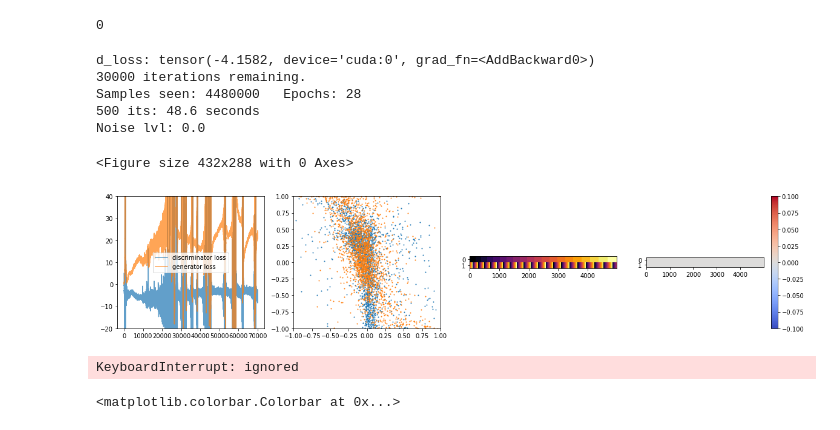
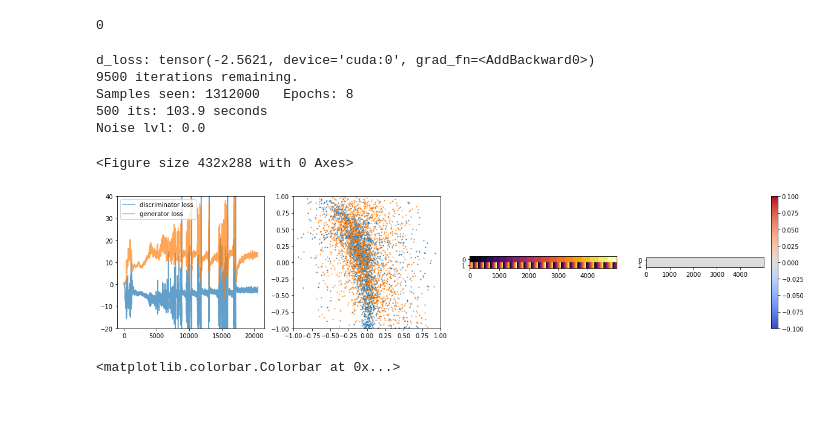
Before and after one commit to mdubouch/noise-gan, a Jupyter notebook: noise_info.ipynb, the cells around one changed output. Cells and saved outputs as stored; diff of their text form; code cells hidden in the pictures.

```diff
--- a/noise_info.ipynb
+++ b/noise_info.ipynb
@@ -436,6 +436,10 @@ class ConvEQ(nn.Conv1d):
 
 class ConvTransposeEQ(nn.ConvTranspose1d):
     def __init__(self, *args, **kwargs):
+        if 'noise_std' in kwargs:
+            self.noise_std = kwargs.pop('noise_std')
+        else:
+            self.noise_std = 0.0
         super().__init__(*args, **kwargs)
         self.weight.data = torch.randn_like(self.weight)
         self.bias.data = torch.zeros_like(self.bias)
@@ -445,7 +449,7 @@ class ConvTransposeEQ(nn.ConvTranspose1d):
         self.scale = np.sqrt(2 / n)
 
     def forward(self, x):
-        x_noise = x + torch.randn_like(x) * 0.01
+        x_noise = x + torch.randn_like(x) * self.noise_std
         out = nn.functional.conv_transpose1d(x_noise, self.weight * self.scale, self.bias, self.stride, self.padding, dilation=self.dilation, groups=self.groups)
         return out
 
@@ -518,8 +522,8 @@ bn_momentum = 0.3
 
 #ndf = 24
 #ngf = 16
-ndf = 16
-ngf = 16
+ndf = 32
+ngf = 32
 
 latent_dims = 100
 
@@ -539,32 +543,32 @@ class Gen256Ups(nn.Module):
         self.bn0 = nn.BatchNorm1d(latent_dims * seq_len // 64, momentum=bn_momentum)
 
 
-        self.conv1 = ConvTransposeEQ(latent_dims, k*8, 4, 2, 1)
+        self.conv1 = ConvTransposeEQ(latent_dims, k*8, 4, 2, 1, noise_std=0.02)
         self.ups1 = nn.Upsample(scale_factor=2)
         self.norm1 = nn.BatchNorm1d(k*8, momentum=bn_momentum)
 
-        self.conv2 = ConvTransposeEQ(k*8, k*8, 4, 2, 1)
+        self.conv2 = ConvTransposeEQ(k*8, k*8, 4, 2, 1, noise_std=0.02)
         self.norm2 = nn.BatchNorm1d(k*8, momentum=bn_momentum)
 
-        self.conv3 = ConvTransposeEQ(k*8, k*4, 4, 2, 1)
+        self.conv3 = ConvTransposeEQ(k*8, k*4, 4, 2, 1, noise_std=0.01)
         self.norm3 = nn.BatchNorm1d(k*4, momentum=bn_momentum)
 
-        self.conv4 = ConvTransposeEQ(k*4, k*4, 4, 2, 1)
+        self.conv4 = ConvTransposeEQ(k*4, k*4, 4, 2, 1, noise_std=0.01)
         self.norm4 = nn.BatchNorm1d(k*4, momentum=bn_momentum)
 
-        self.conv5 = ConvTransposeEQ(k*4, k*2, 4, 2, 1, groups=1)
+        self.conv5 = ConvTransposeEQ(k*4, k*2, 4, 2, 1, groups=1, noise_std=0.01)
         #self.conv2_2 = ConvTransposeEQ(k*4, k*4, 5, 1, 2, groups=1)
         self.norm5 = nn.BatchNorm1d(k*2, momentum=bn_momentum)
 
-        self.conv6 = ConvTransposeEQ(k*2, k*2, 4, 2, 1, groups=1)
+        self.conv6 = ConvTransposeEQ(k*2, k*2, 4, 2, 1, groups=1, noise_std=0.01)
         #self.conv3_2 = ConvTransposeEQ(k*2, k*2, 5, 1, 2, groups=1)
         self.norm6 = nn.BatchNorm1d(k*2, momentum=bn_momentum)
 
         #self.lin7 = nn.Linear(k*2, k)
-        self.conv7_1 = ConvTransposeEQ(k*2, k, 3, 1, 1, groups=1)
-        self.conv7_2 = ConvTransposeEQ(k, k, 5, 1, 2, groups=1)
+        self.conv7_1 = ConvTransposeEQ(k*2, k+1, 3, 1, 1, groups=1, noise_std=0.005)
+        self.conv7_2 = ConvTransposeEQ(k+1, k+1, 5, 1, 2, groups=3, noise_std=0.005)
         #self.conv4_2 = ConvTransposeEQ(k, k, 5, 1, 2, groups=1)
-        self.to_feature = ConvTransposeEQ(k, n_features+embed_dims, 1, 1, 0, groups=1)
+        self.to_feature = ConvTransposeEQ(k+1, n_features+embed_dims, 1, 1, 0, groups=1, noise_std=0.0)
         #self.to_feature = nn.Linear(k, n_features+embed_dims)
 
         self.out = nn.Tanh()
@@ -667,10 +671,10 @@ class Disc256Ups(nn.Module):
 
         self.noise = WhiteNoise(0.01)
 
-        self.from_feature = ConvEQ(n_features + embed_dims, k, 1, 1, 0, groups=1)
+        self.from_feature = ConvEQ(n_features + embed_dims, k+1, 1, 1, 0, groups=1)
 
-        self.conv1_1 = ConvEQ(k, k, 5, 1, 2)
-        self.conv1_2 = ConvEQ(k, k, 3, 1, 1)
+        self.conv1_1 = ConvEQ(k+1, k+1, 5, 1, 2, groups=3)
+        self.conv1_2 = ConvEQ(k+1, k, 3, 1, 1)
         self.bn1 = nn.BatchNorm1d(k, momentum=bn_momentum)
 
         self.pool1 = nn.Identity()#nn.AvgPool1d(2)
@@ -923,7 +927,7 @@ its_per_state = 2000
 
 alpha_step = 1. / its_per_state
 
-its_to_do = 60000
+its_to_do = 10000
 
 for i in range(its_to_do):
 
@@ -1017,39 +1021,38 @@ for i in range(its_to_do):
         plt.ylim(-20, 40)
 
 
         plt.subplot(142)
         #gen.train()
         _real = sample_real(2, noise_strength=0.0).cpu().detach().numpy()
         _fake = sample_fake(2).cpu().detach().numpy()
         plt.scatter(_real[:, 0], _real[:,2], s=1)
         plt.scatter(_fake[:, 0], _fake[:,2], s=1)
         plt.ylim(-1, 1)
         plt.xlim(-1, 1)
 
 
         plt.subplot(143)
         _embed_w = disc.get_embed().weight.detach().cpu().numpy()
         plt.imshow(_embed_w.T, aspect=200, interpolation='none', cmap='inferno')
         plt.subplot(144)
         plt.imshow((_embed_w - _orig_embed_weights).T, aspect=200, interpolation='none', cmap='coolwarm')
         plt.colorbar()
 
         plt.show()
 
 
 end_time = time.time()
 elapsed = end_time - start_time
 
 print("%d iterations took %.1f seconds. Total its: %d. Epochs: %d" % (its_to_do, elapsed, total_its, total_its * batch_size // chunked.shape[2]))
 # %% [output]
-d_loss: tensor(-4.1582, device='cuda:0', grad_fn=<AddBackward0>)
-30000 iterations remaining.
-Samples seen: 4480000   Epochs: 28
-500 its: 48.6 seconds
+d_loss: tensor(-2.5621, device='cuda:0', grad_fn=<AddBackward0>)
+9500 iterations remaining.
+Samples seen: 1312000   Epochs: 8
+500 its: 103.9 seconds
 Noise lvl: 0.0
 <Figure size 432x288 with 0 Axes>
-[figure, old version]
+[figure, new version]
-KeyboardInterrupt: ignored
 # %%
 from google.colab import drive
 import os
```
Also changed, not shown: parts of 11 cells of this notebook.
